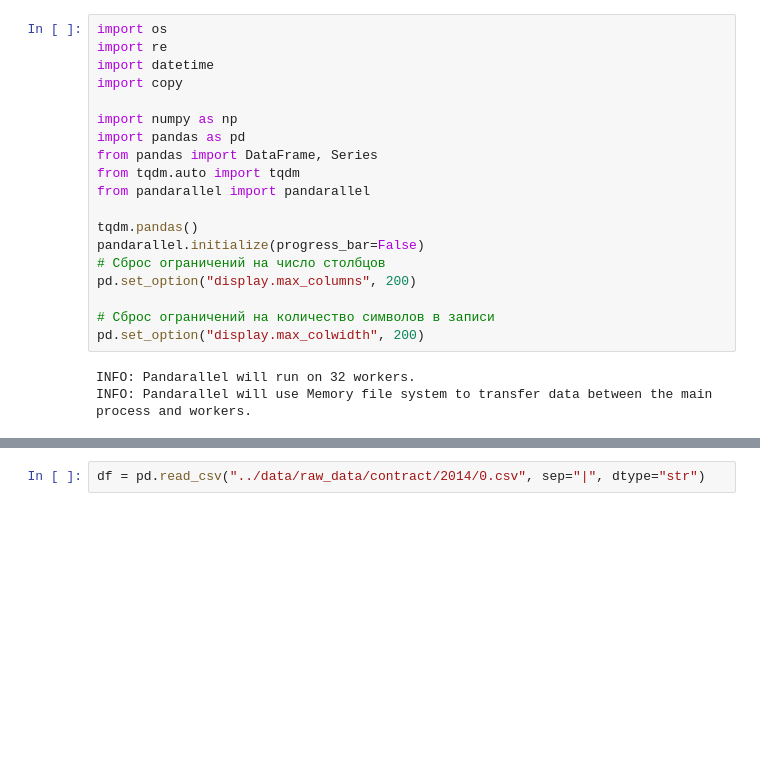
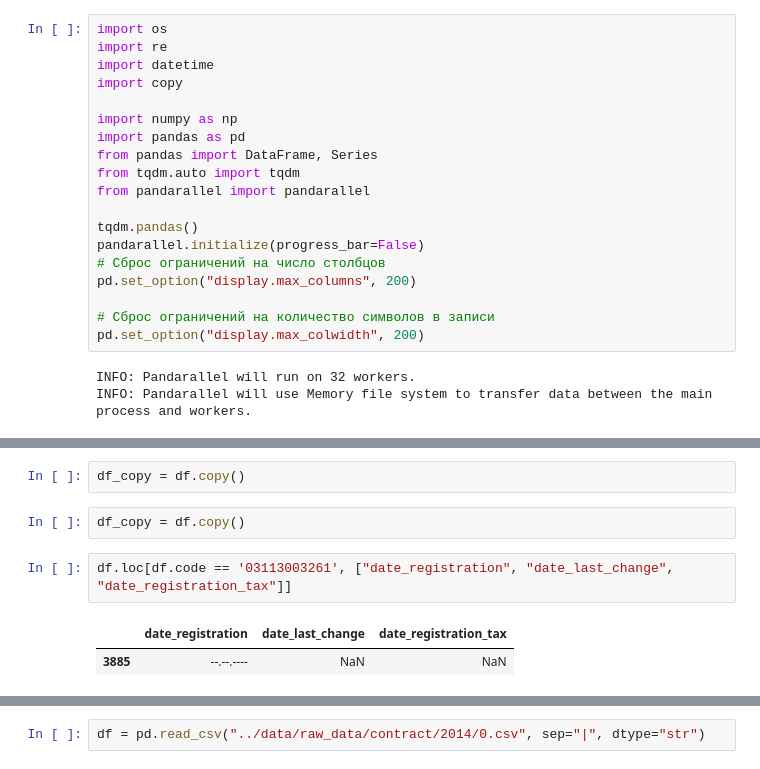
Before and after one commit to Gleb01548/contract_database, a Jupyter notebook: notebooks/processing.ipynb, the cells around one changed output, grey strips where cells are left out. Cells and saved outputs as stored; diff of their text form; blank space fills up the shorter version.

```diff
--- a/notebooks/processing.ipynb
+++ b/notebooks/processing.ipynb
@@ -30,0 +157,9 @@ INFO: Pandarallel will use Memory file system to transfer data between the main
+# %%
+df_copy = df.copy()
+# %%
+df_copy = df.copy()
+# %%
+df.loc[df.code == '03113003261', ["date_registration", "date_last_change", "date_registration_tax"]]
+# %% [output]
+|  | date_registration | date_last_change | date_registration_tax |
+| 3885 | --.--.---- | NaN | NaN |
```
Also changed, not shown: parts of 46 cells of this notebook, 14 other files.
